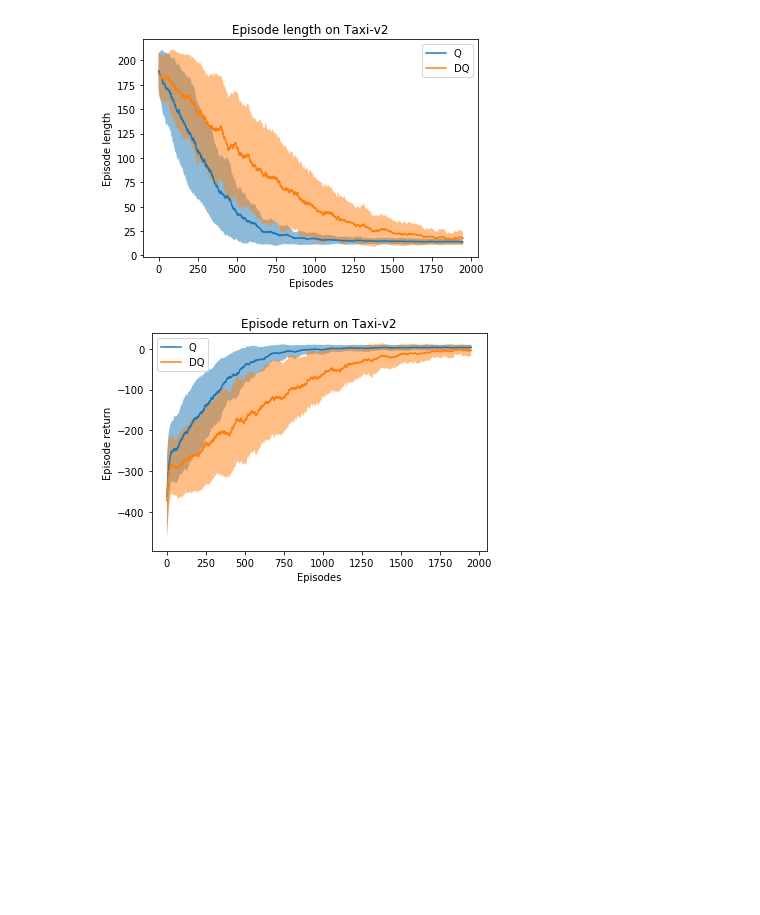
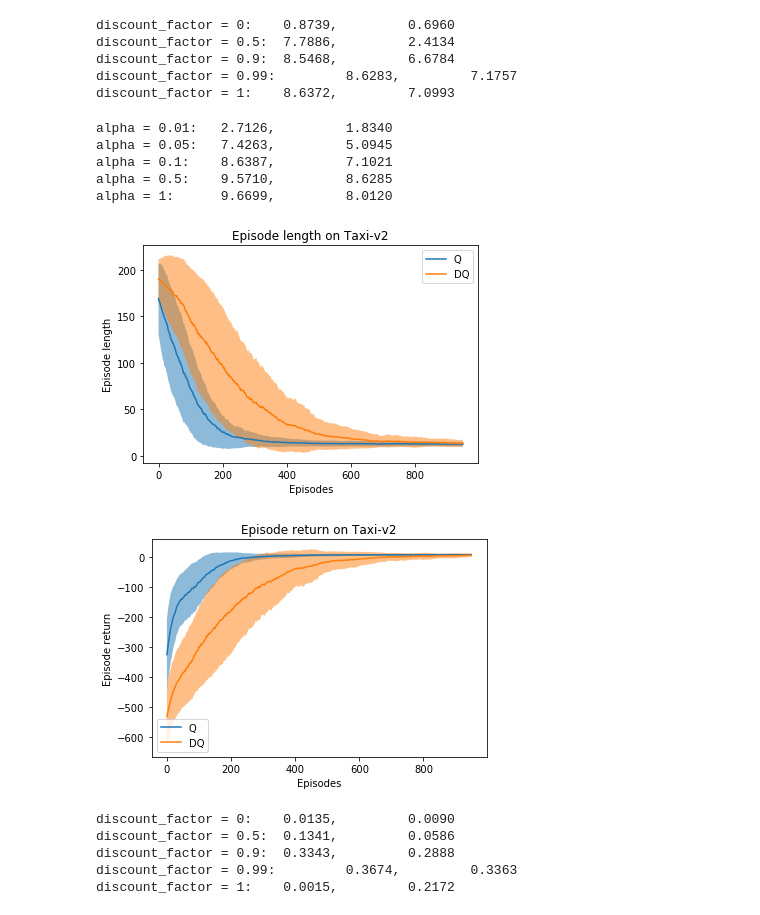
Before and after one commit to LysanderdeJong/RL-MiniProject, a Jupyter notebook: basic_experiments.ipynb, the cells around one changed output. Cells and saved outputs as stored; diff of their text form; code cells hidden in the pictures; blank space fills up the shorter version.

```diff
--- a/basic_experiments.ipynb
+++ b/basic_experiments.ipynb
@@ -17,7 +17,7 @@ default_config = {"num_episodes": 1000,
                   "q_decay_rate":1.0,
                   "dq_discount_factor": 1.0,
                   "dq_alpha": 0.1,
-                  "dq_epsilon": 0.1,
+                  "dq_epsilon": 0.5,
                   "dq_decay_rate":1.0,}
 # %%
 from BiasMDP import BiasMDP
@@ -49,17 +52,79 @@ plt.show()
+# %%
+env_name = 'Taxi-v2'
+environment  = gym.make(env_name)
+
+config = default_config.copy()
+config["num_episodes"] = 1000
+config["num_trails"] = 5
+
+config["q_decay_rate"] = 0.01 ** (1.0 / config["num_episodes"])
+config["dq_decay_rate"] = config["q_decay_rate"]
+
+parameter_search(environment, config, "discount_factor", [0, 0.5, 0.9, 0.99, 1])
+# %% [output]
+discount_factor = 0:    0.8739,         0.6960
+discount_factor = 0.5:  7.7886,         2.4134
+discount_factor = 0.9:  8.5468,         6.6784
+discount_factor = 0.99:         8.6283,         7.1757
+discount_factor = 1:    8.6372,         7.0993
+# %%
+env_name = 'Taxi-v2'
+environment  = gym.make(env_name)
+
+config = default_config.copy()
+config["num_episodes"] = 1000
+config["num_trails"] = 5
+
+config["q_decay_rate"] = 0.01 ** (1.0 / config["num_episodes"])
+config["dq_decay_rate"] = config["q_decay_rate"]
+
+config["q_discount_factor"] = 0.99
+config["dq_discount_factor"] = 0.99
+
+parameter_search(environment, config, "alpha", [0.01, 0.05, 0.1, 0.5, 1])
+# %% [output]
+alpha = 0.01:   2.7126,         1.8340
+alpha = 0.05:   7.4263,         5.0945
+alpha = 0.1:    8.6387,         7.1021
+alpha = 0.5:    9.5710,         8.6285
+alpha = 1:      9.6699,         8.0120
 # %%
 env_name = 'Taxi-v2'
 environment  = gym.make(env_name)
 
 config = default_config.copy()
-config["num_episodes"] = 2000
-config["num_trails"] = 5
+config["num_episodes"] = 1000
+config["num_trails"] = 10
 
-#config["q_alpha"] = 0.2
-#config["dq_alpha"] = 0.2
+config["q_decay_rate"] = 0.01 ** (1.0 / config["num_episodes"])
+config["dq_decay_rate"] = config["q_decay_rate"]
 
-results = multi_trail_experiment(env_name, environment, config)
+config["q_alpha"] = 0.5
+config["dq_alpha"] = 0.5
+config["q_discount_factor"] = 0.99
+config["dq_discount_factor"] = 0.99
+
+results = multi_trail_experiment(env_name, environment, config, final=True)
 
 plot_results(results, env_name, 50)
 # %% [output]
-[figure, old version]
+[figure, new version]
-[figure, old version]
+[figure, new version]
+# %%
+env_name = 'FrozenLake-v0'
+environment  = gym.make(env_name)
+
+config = default_config.copy()
+config["num_episodes"] = 25000
+config["num_trails"] = 2
+
+config["q_decay_rate"] = 0.01 ** (1.0 / config["num_episodes"])
+config["dq_decay_rate"] = config["q_decay_rate"]
+
+parameter_search(environment, config, "discount_factor", [0, 0.5, 0.9, 0.99, 1])
+# %% [output]
+discount_factor = 0:    0.0135,         0.0090
+discount_factor = 0.5:  0.1341,         0.0586
+discount_factor = 0.9:  0.3343,         0.2888
+discount_factor = 0.99:         0.3674,         0.3363
+discount_factor = 1:    0.0015,         0.2172
```
Also changed, not shown: parts of 7 cells of this notebook, 10 other files.
